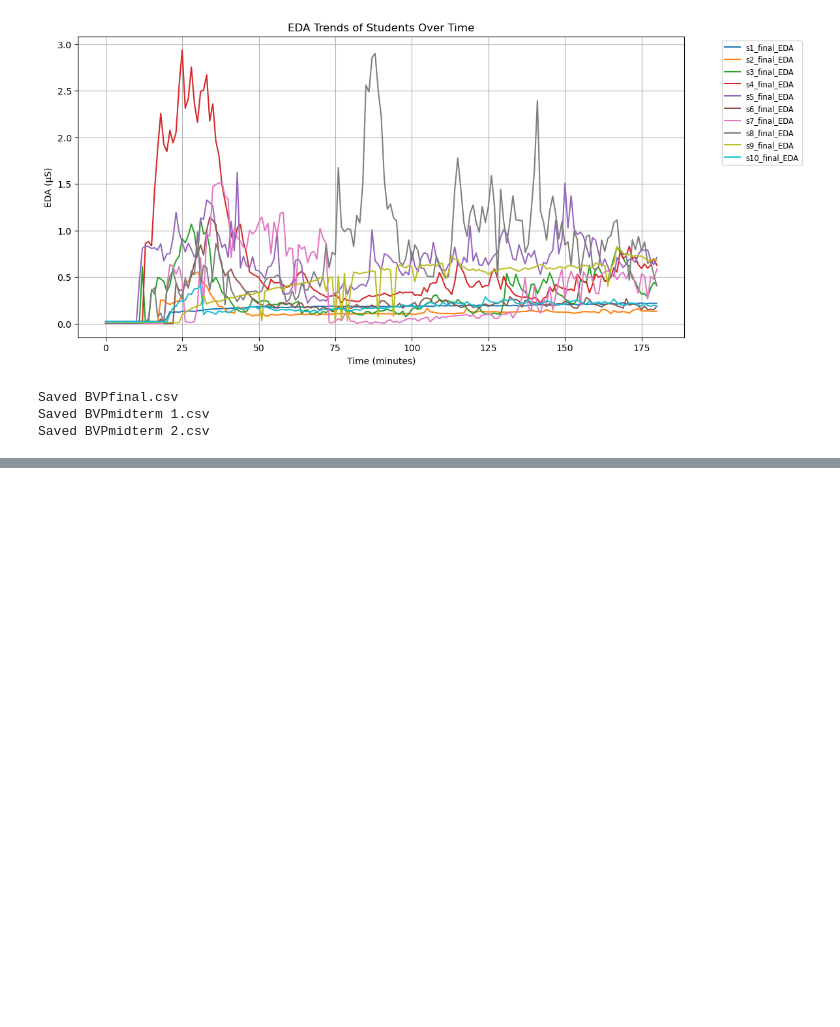
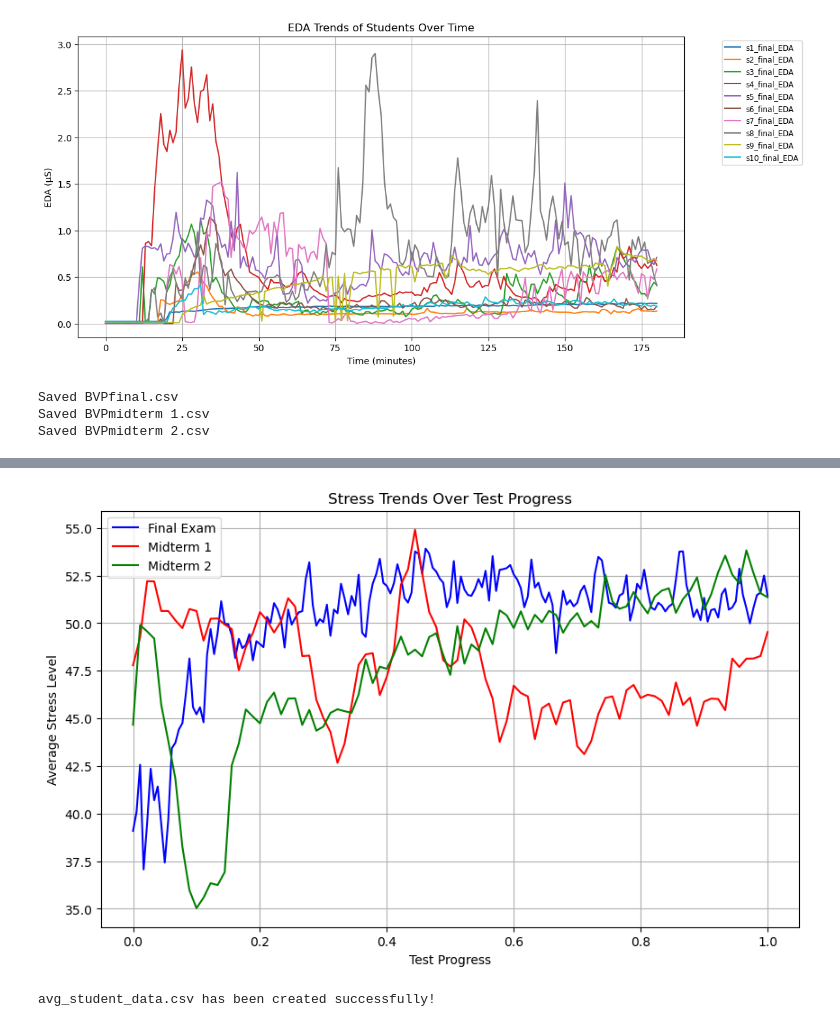
Before and after one commit to LiAndrw/healthduringtesting, a Jupyter notebook: a-wearable-exam-stress-dataset-for-predicting-cognitive-performance-in-real-world-settings-1.0.0/testing.ipynb, the cells around one changed output, grey strips where cells are left out. Drawn from its saved outputs; the diff is of its cells as text; code cells hidden in the pictures; blank space fills up the shorter version.

Commit message:
Created STRESS feature and avg_student_data file

```diff
--- a/a-wearable-exam-stress-dataset-for-predicting-cognitive-performance-in-real-world-settings-1.0.0/testing.ipynb
+++ b/a-wearable-exam-stress-dataset-for-predicting-cognitive-performance-in-real-world-settings-1.0.0/testing.ipynb
@@ -328,0 +359,63 @@ Saved: avg_BVP_all_tests.csv
+# %%
+import pandas as pd
+import matplotlib.pyplot as plt
+
+# Load CSV files
+stress_final = pd.read_csv("CleanData/STRESS/STRESSfinal.csv")
+stress_mid1 = pd.read_csv("CleanData/STRESS/STRESSmidterm 1.csv")
+stress_mid2 = pd.read_csv("CleanData/STRESS/STRESSmidterm 2.csv")
+
+# Plotting
+plt.figure(figsize=(10, 6))
+plt.plot(stress_final['test_progress'], stress_final['avg_STRESS'], label='Final Exam', color='blue')
+plt.plot(stress_mid1['test_progress'], stress_mid1['avg_STRESS'], label='Midterm 1', color='red')
+plt.plot(stress_mid2['test_progress'], stress_mid2['avg_STRESS'], label='Midterm 2', color='green')
+
+# Labels and Title
+plt.xlabel("Test Progress")
+plt.ylabel("Average Stress Level")
+plt.title("Stress Trends Over Test Progress")
+plt.legend()
+plt.grid(True)
+
+# Show plot
+plt.show()
+# %% [output]
+[figure, added]
+# %%
+import pandas as pd
+import os
+
+# Define folder paths and exam names
+folders = ['STRESS', 'BVP', 'HR', 'TEMP']
+exams = {'Midterm 1': 'midterm 1', 'Midterm 2': 'midterm 2', 'Final': 'final'}
+
+# Initialize a dictionary to store average values
+student_data = {'Student': [f'S{i+1}' for i in range(10)]}
+
+# Process each folder (variable)
+for folder in folders:
+    for exam_name, exam_file in exams.items():
+        file_path = f"CleanData/{folder}/{folder}{exam_file}.csv"
+        df = pd.read_csv(file_path)
+
+        # Compute average stress per student (columns s1_stress to s10_stress)
+        student_averages = df.iloc[:, 2:12].mean()
+
+        # Store the values in the dictionary
+        student_data[f'avg_{folder.lower()}_{exam_name.lower().replace(" ", "_")}'] = student_averages.values
+
+# Read the StudentGrades.csv file
+grades_df = pd.read_csv("StudentGrades.csv")
+
+# Add grades to the student_data dictionary
+for exam_name in exams.keys():
+    student_data[f'{exam_name.lower().replace(" ", "_")}_grade'] = grades_df[exam_name].values
+
+# Create a DataFrame and save to CSV
+student_avg_df = pd.DataFrame(student_data)
+student_avg_df.to_csv("avg_student_data.csv", index=False)
+
+print("avg_student_data.csv has been created successfully!")
+# %% [output]
+avg_student_data.csv has been created successfully!
```
Also changed, not shown: parts of 5 cells of this notebook, 7 other files.
